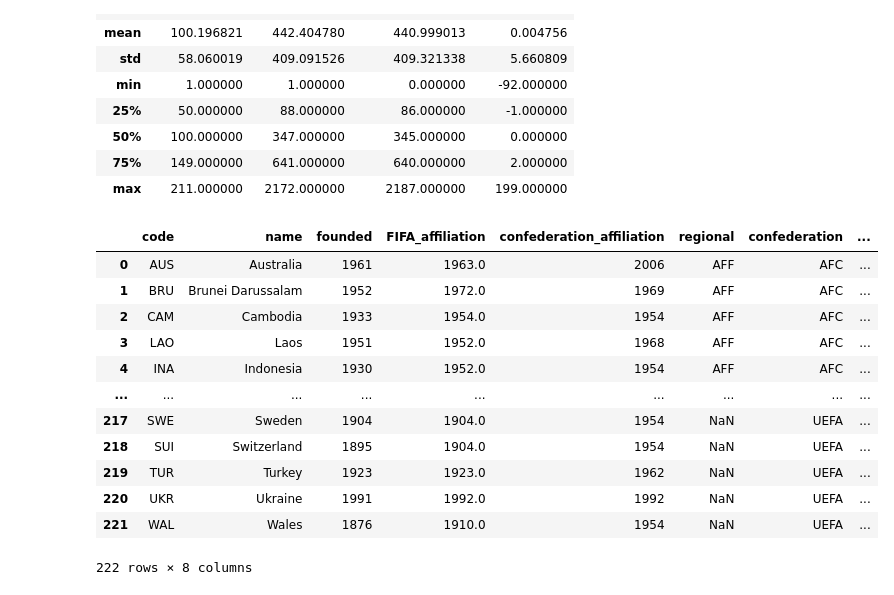
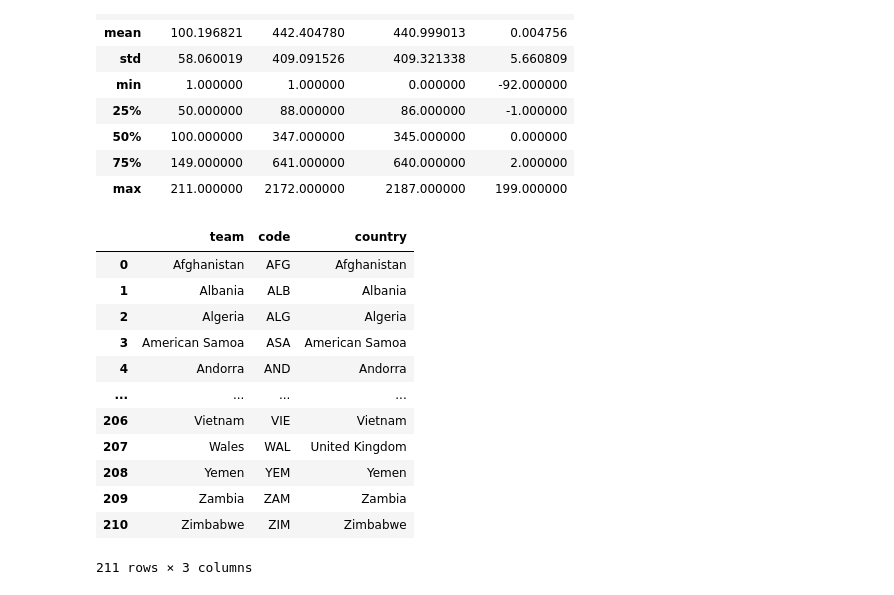
Before and after one commit to gabipana7/fifa-world-cup-2022, a Jupyter notebook: fifa-rankings-exploration.ipynb, the cells around one changed output. Cells and saved outputs as stored; diff of their text form; code cells hidden in the pictures.

```diff
--- a/fifa-rankings-exploration.ipynb
+++ b/fifa-rankings-exploration.ipynb
@@ -46,19 +46,19 @@ memory usage: 3.9+ MB
 | 75% | 149.000000 | 641.000000 | 640.000000 | 2.000000 |
 | max | 211.000000 | 2172.000000 | 2187.000000 | 199.000000 |
 # %%
-federations = pd.read_csv('./data/federations.csv')
-federations
+country_codes = pd.read_csv('./data/fifa_country_codes/country_codes.csv')
+country_codes
 # %% [output]
-|  | code | name | founded | FIFA_affiliation | confederation_affiliation | regional | confederation | ... |
-| 0 | AUS | Australia | 1961 | 1963.0 | 2006 | AFF | AFC | ... |
-| 1 | BRU | Brunei Darussalam | 1952 | 1972.0 | 1969 | AFF | AFC | ... |
-| 2 | CAM | Cambodia | 1933 | 1954.0 | 1954 | AFF | AFC | ... |
-| 3 | LAO | Laos | 1951 | 1952.0 | 1968 | AFF | AFC | ... |
-| 4 | INA | Indonesia | 1930 | 1952.0 | 1954 | AFF | AFC | ... |
-| ... | ... | ... | ... | ... | ... | ... | ... | ... |
-| 217 | SWE | Sweden | 1904 | 1904.0 | 1954 | NaN | UEFA | ... |
-| 218 | SUI | Switzerland | 1895 | 1904.0 | 1954 | NaN | UEFA | ... |
-| 219 | TUR | Turkey | 1923 | 1923.0 | 1962 | NaN | UEFA | ... |
-| 220 | UKR | Ukraine | 1991 | 1992.0 | 1992 | NaN | UEFA | ... |
-| 221 | WAL | Wales | 1876 | 1910.0 | 1954 | NaN | UEFA | ... |
+|  | team | code | country |
+| 0 | Afghanistan | AFG | Afghanistan |
+| 1 | Albania | ALB | Albania |
+| 2 | Algeria | ALG | Algeria |
+| 3 | American Samoa | ASA | American Samoa |
+| 4 | Andorra | AND | Andorra |
+| ... | ... | ... | ... |
+| 206 | Vietnam | VIE | Vietnam |
+| 207 | Wales | WAL | United Kingdom |
+| 208 | Yemen | YEM | Yemen |
+| 209 | Zambia | ZAM | Zambia |
+| 210 | Zimbabwe | ZIM | Zimbabwe |
-222 rows × 8 columns
+211 rows × 3 columns
```
Also changed, not shown: parts of 43 cells of this notebook, 7 other files.
